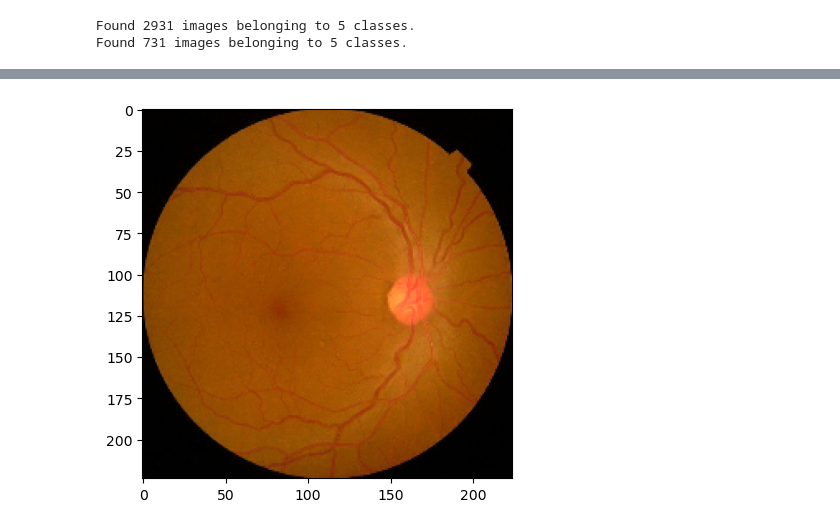
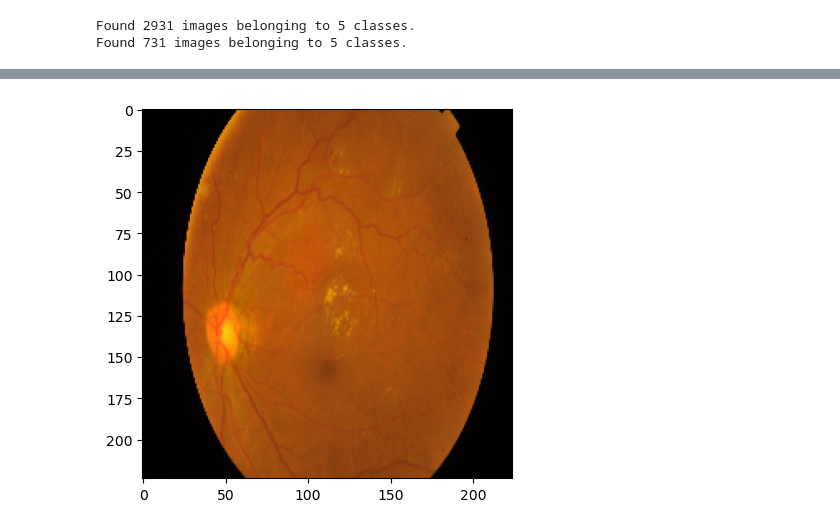
Before and after one commit to Santhoshmarimuthu/DR-detection, a Jupyter notebook: DR-efficient net.ipynb, the cells around one changed output, grey strips where cells are left out. Cells and saved outputs as stored; diff of their text form; code cells hidden in the pictures.

```diff
--- a/DR-efficient net.ipynb
+++ b/DR-efficient net.ipynb
@@ -96,5 +75,5 @@ model = tf.keras.Sequential([
 
 model.compile(optimizer="Adam",loss='categorical_crossentropy',metrics=['acc'])
 # %%
-history=model.fit(train_data,validation_data = valid_data,callbacks=[lr_callback],epochs=5,verbose=1)
+history=model.fit(train_data,validation_data = valid_data,callbacks=[lr_callback],epochs=10,verbose=1)
 # %% [output]
@@ -148,3 +190,3 @@ Predicted: Severe
 # %%
-predict_new('C:\\Users\\santhosh\\OneDrive\\Desktop\\diabetic retinopathy\\testing/No_DR/1c13a1483f4a.png')
+predict_new(r'C:\Users\santhosh\OneDrive\Desktop\diabetic retinopathy\train\Moderate\00a8624548a9.png')
 # %% [output]
@@ -153 +195 @@ Predicted: NO_DR
-[figure, old version]
+[figure, new version]
```
Also changed, not shown: parts of 10 cells of this notebook.
